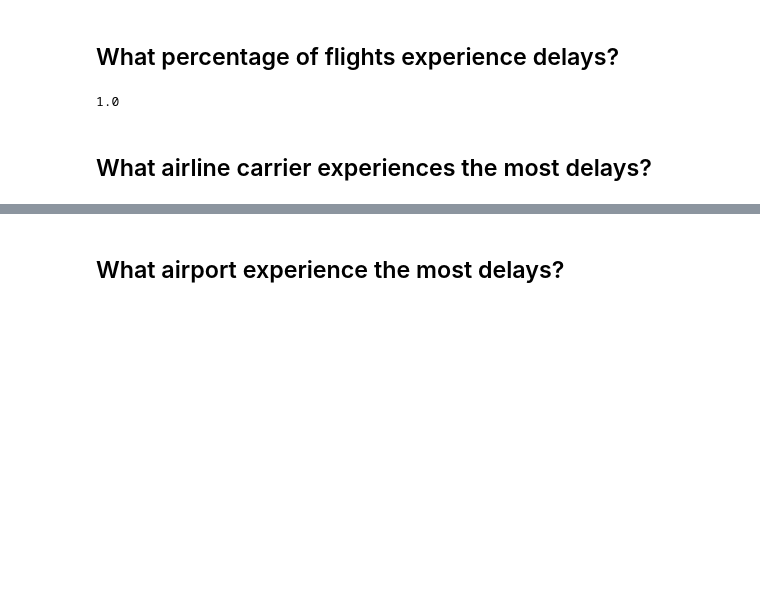
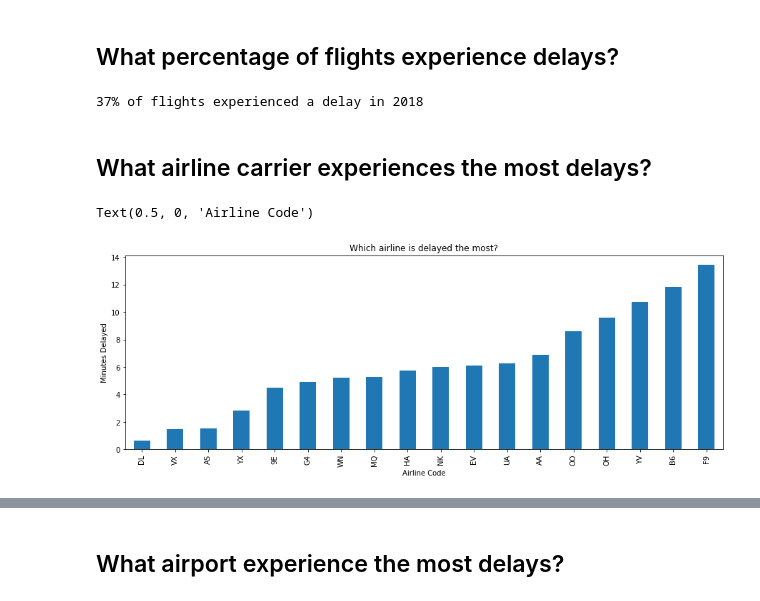
Before and after one commit to guedanie/flight_delay_predictor, a Jupyter notebook: flight_delay_predictor.ipynb, the cells around one changed output, grey strips where cells are left out. Cells and saved outputs as stored; diff of their text form; code cells hidden in the pictures; blank space fills up the shorter version.

```diff
--- a/flight_delay_predictor.ipynb
+++ b/flight_delay_predictor.ipynb
@@ -166,2 +132,2 @@ We see that the null values seem to indicate there wasn't a delay in take off. W
 # %%
-df.DEP_DELAY = df.DEP_DELAY.fillna(0.0)
+df = df.fillna(0.0)
@@ -192,3 +156,13 @@ dtype: int64
+# %%
+# lets add the airline names
+
+airline_code = pd.read_csv("airline_codes.csv")
+
+airline_code.drop(columns="Unnamed: 0", inplace=True)
+# %%
+df = df.merge(airline_code, how="left", left_on="op_carrier", right_on = "Code")
+# %%
+df.drop(columns="Code", inplace=True)
 # %% [markdown]
 Now that we have the data in the shape that we want it it, we are ready to move onto exploration
 # %% [markdown]
@@ -197,9 +171,18 @@ Now that we have the data in the shape that we want it it, we are ready to move
 We will look to understand if there are any patterns that can help us predict if a flight will be delayed.
 # %% [markdown]
 ## What percentage of flights experience delays?
-# %%
-(df.arr_delay > 0).mean()
-# %% [output]
-1.0
+# %%
+print(f"{(df.arr_delay > 0).mean():.0%} of flights experienced a delay in 2018")
+# %% [output]
+37% of flights experienced a delay in 2018
 # %% [markdown]
 ## What airline carrier experiences the most delays?
+# %%
+# Delays in minutes
+df.groupby("op_carrier").arr_delay.mean().sort_values().plot.bar(figsize=(15,5))
+plt.title("Which airline is delayed the most?")
+plt.ylabel("Minutes Delayed")
+plt.xlabel("Airline Code")
+# %% [output]
+Text(0.5, 0, 'Airline Code')
+[figure, added]
```
Also changed, not shown: parts of 21 cells of this notebook.
